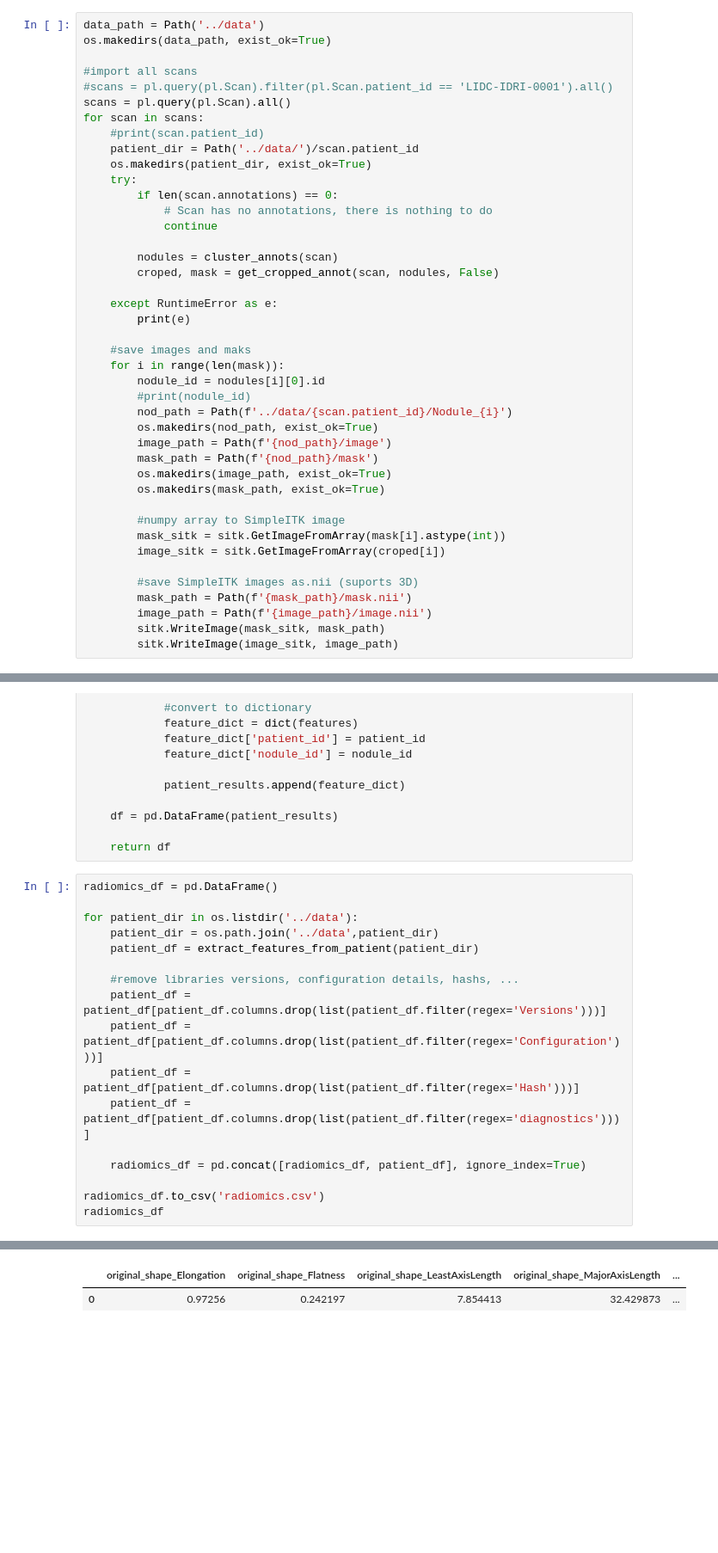
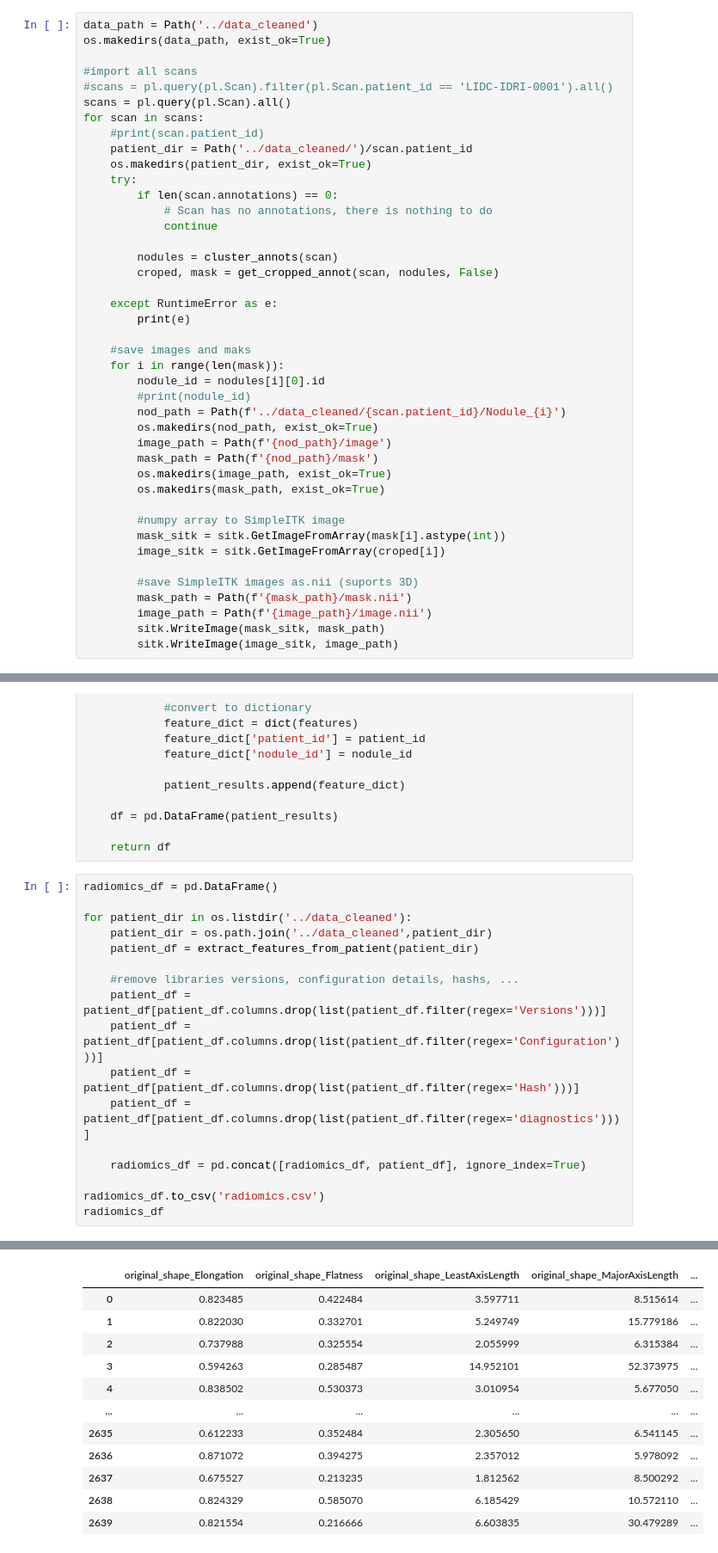
Before and after one commit to inesamorim/lung-cancer-classification, a Jupyter notebook: process_radiomics.ipynb, the cells around one changed output, grey strips where cells are left out. Shown at 86% size. Cells and saved outputs as stored; diff of their text form; blank space fills up the shorter version.

```diff
--- a/process_radiomics.ipynb
+++ b/process_radiomics.ipynb
@@ -27,7 +20,7 @@ Note: you may need to restart the kernel to use updated packages.
 # %% [markdown]
 **Note:** The decision to use 3D instead of 2D feature extraction is driven by the fact that lung nodules are three-dimensional structures, and capturing their full spatial characteristics seems important for accurate analysis.
 # %%
-data_path = Path('../data')
+data_path = Path('../data_cleaned')
 os.makedirs(data_path, exist_ok=True)
 
 #import all scans
@@ -35,7 +28,7 @@ os.makedirs(data_path, exist_ok=True)
 scans = pl.query(pl.Scan).all()
 for scan in scans:
     #print(scan.patient_id)
-    patient_dir = Path('../data/')/scan.patient_id
+    patient_dir = Path('../data_cleaned/')/scan.patient_id
     os.makedirs(patient_dir, exist_ok=True)
     try:
         if len(scan.annotations) == 0:
@@ -52,7 +45,7 @@ for scan in scans:
     for i in range(len(mask)):
         nodule_id = nodules[i][0].id
         #print(nodule_id)
-        nod_path = Path(f'../data/{scan.patient_id}/Nodule_{i}')
+        nod_path = Path(f'../data_cleaned/{scan.patient_id}/Nodule_{i}')
         os.makedirs(nod_path, exist_ok=True)
         image_path = Path(f'{nod_path}/image')
         mask_path = Path(f'{nod_path}/mask')
@@ -107,8 +116,8 @@ def extract_features_from_patient(patient_dir):
 # %%
 radiomics_df = pd.DataFrame()
 
-for patient_dir in os.listdir('../data'):
-    patient_dir = os.path.join('../data',patient_dir)
+for patient_dir in os.listdir('../data_cleaned'):
+    patient_dir = os.path.join('../data_cleaned',patient_dir)
     patient_df = extract_features_from_patient(patient_dir)
 
     #remove libraries versions, configuration details, hashs, ...
@@ -126,2 +151,12 @@ GLCM is symmetrical, therefore Sum Average = 2 * Joint Average, only 1 needs to
 |  | original_shape_Elongation | original_shape_Flatness | original_shape_LeastAxisLength | original_shape_MajorAxisLength | ... |
-| 0 | 0.97256 | 0.242197 | 7.854413 | 32.429873 | ... |
+| 0 | 0.823485 | 0.422484 | 3.597711 | 8.515614 | ... |
+| 1 | 0.822030 | 0.332701 | 5.249749 | 15.779186 | ... |
+| 2 | 0.737988 | 0.325554 | 2.055999 | 6.315384 | ... |
+| 3 | 0.594263 | 0.285487 | 14.952101 | 52.373975 | ... |
+| 4 | 0.838502 | 0.530373 | 3.010954 | 5.677050 | ... |
+| ... | ... | ... | ... | ... | ... |
+| 2635 | 0.612233 | 0.352484 | 2.305650 | 6.541145 | ... |
+| 2636 | 0.871072 | 0.394275 | 2.357012 | 5.978092 | ... |
+| 2637 | 0.675527 | 0.213235 | 1.812562 | 8.500292 | ... |
+| 2638 | 0.824329 | 0.585070 | 6.185429 | 10.572110 | ... |
+| 2639 | 0.821554 | 0.216666 | 6.603835 | 30.479289 | ... |
```
Also changed, not shown: parts of 5 cells of this notebook, 2 other files.
